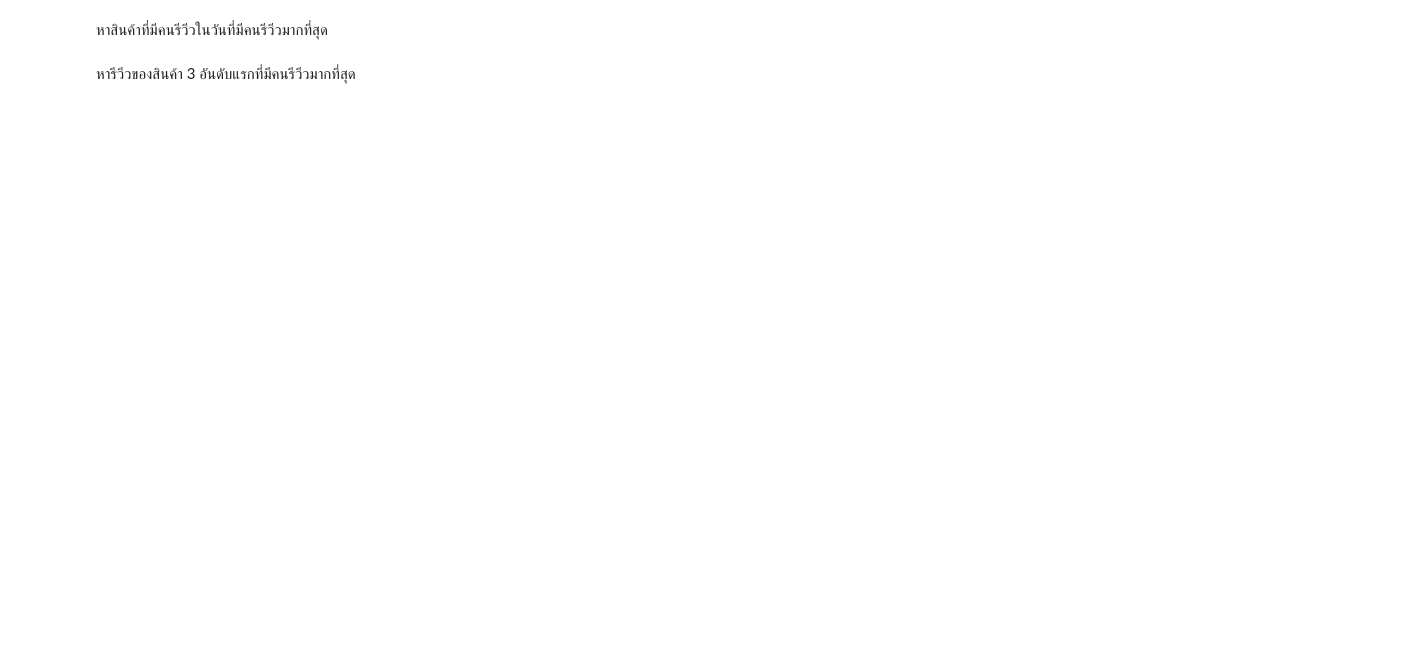
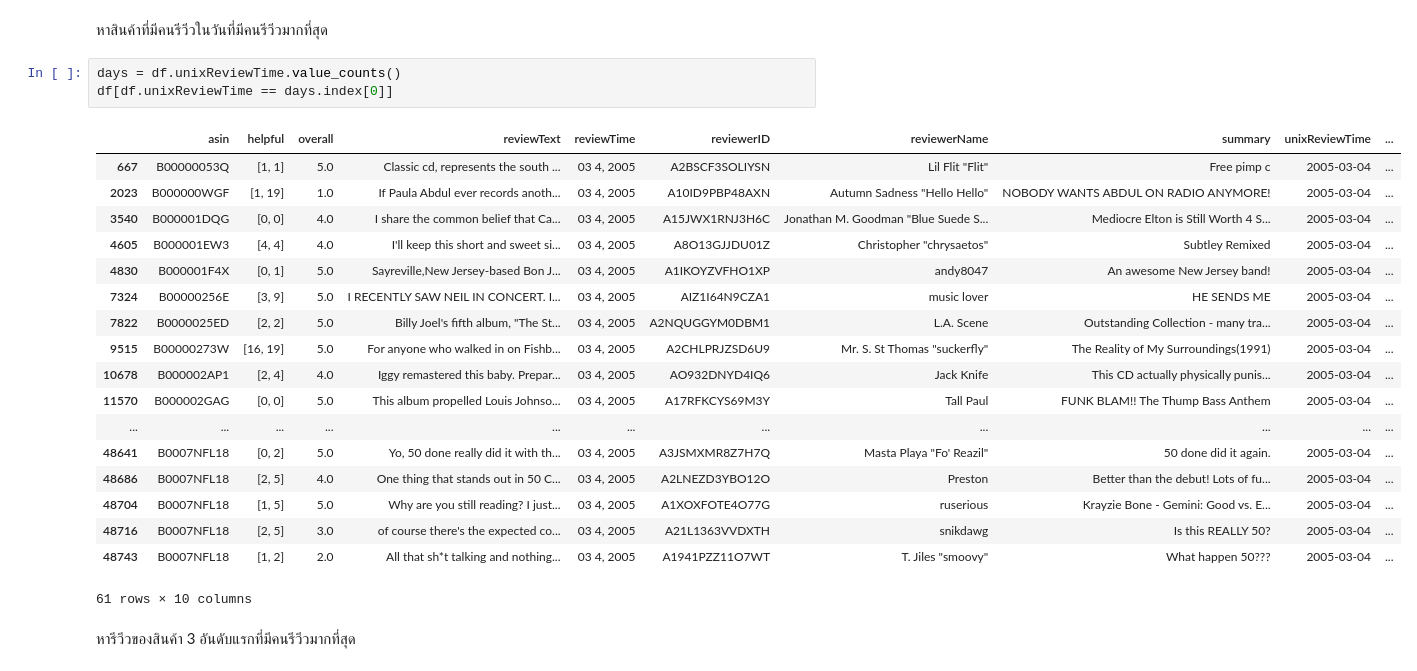
Before and after one commit to zkan/python-for-data-scientists, a Jupyter notebook: 03-pandas-for-all-things-data-analysis/05-analyzing-data.ipynb, the cells around one changed output. Drawn from its saved outputs; the diff is of its cells as text; blank space fills up the shorter version.

```diff
--- a/03-pandas-for-all-things-data-analysis/05-analyzing-data.ipynb
+++ b/03-pandas-for-all-things-data-analysis/05-analyzing-data.ipynb
@@ -173,4 +230,26 @@ reviewTime - time of the review (raw)
 # %% [markdown]
 หาสินค้าที่มีคนรีวีวในวันที่มีคนรีวีวมากที่สุด
+# %%
+days = df.unixReviewTime.value_counts()
+df[df.unixReviewTime == days.index[0]]
+# %% [output]
+|  | asin | helpful | overall | reviewText | reviewTime | reviewerID | reviewerName | summary | unixReviewTime | ... |
+| 667 | B00000053Q | [1, 1] | 5.0 | Classic cd, represents the south ... | 03 4, 2005 | A2BSCF3SOLIYSN | Lil Flit "Flit" | Free pimp c | 2005-03-04 | ... |
+| 2023 | B000000WGF | [1, 19] | 1.0 | If Paula Abdul ever records anoth... | 03 4, 2005 | A10ID9PBP48AXN | Autumn Sadness "Hello Hello" | NOBODY WANTS ABDUL ON RADIO ANYMORE! | 2005-03-04 | ... |
+| 3540 | B000001DQG | [0, 0] | 4.0 | I share the common belief that Ca... | 03 4, 2005 | A15JWX1RNJ3H6C | Jonathan M. Goodman "Blue Suede S... | Mediocre Elton is Still Worth 4 S... | 2005-03-04 | ... |
+| 4605 | B000001EW3 | [4, 4] | 4.0 | I'll keep this short and sweet si... | 03 4, 2005 | A8O13GJJDU01Z | Christopher "chrysaetos" | Subtley Remixed | 2005-03-04 | ... |
+| 4830 | B000001F4X | [0, 1] | 5.0 | Sayreville,New Jersey-based Bon J... | 03 4, 2005 | A1IKOYZVFHO1XP | andy8047 | An awesome New Jersey band! | 2005-03-04 | ... |
+| 7324 | B00000256E | [3, 9] | 5.0 | I RECENTLY SAW NEIL IN CONCERT. I... | 03 4, 2005 | AIZ1I64N9CZA1 | music lover | HE SENDS ME | 2005-03-04 | ... |
+| 7822 | B0000025ED | [2, 2] | 5.0 | Billy Joel's fifth album, "The St... | 03 4, 2005 | A2NQUGGYM0DBM1 | L.A. Scene | Outstanding Collection - many tra... | 2005-03-04 | ... |
+| 9515 | B00000273W | [16, 19] | 5.0 | For anyone who walked in on Fishb... | 03 4, 2005 | A2CHLPRJZSD6U9 | Mr. S. St Thomas "suckerfly" | The Reality of My Surroundings(1991) | 2005-03-04 | ... |
+| 10678 | B000002AP1 | [2, 4] | 4.0 | Iggy remastered this baby. Prepar... | 03 4, 2005 | AO932DNYD4IQ6 | Jack Knife | This CD actually physically punis... | 2005-03-04 | ... |
+| 11570 | B000002GAG | [0, 0] | 5.0 | This album propelled Louis Johnso... | 03 4, 2005 | A17RFKCYS69M3Y | Tall Paul | FUNK BLAM!! The Thump Bass Anthem | 2005-03-04 | ... |
+| ... | ... | ... | ... | ... | ... | ... | ... | ... | ... | ... |
+| 48641 | B0007NFL18 | [0, 2] | 5.0 | Yo, 50 done really did it with th... | 03 4, 2005 | A3JSMXMR8Z7H7Q | Masta Playa "Fo' Reazil" | 50 done did it again. | 2005-03-04 | ... |
+| 48686 | B0007NFL18 | [2, 5] | 4.0 | One thing that stands out in 50 C... | 03 4, 2005 | A2LNEZD3YBO12O | Preston | Better than the debut! Lots of fu... | 2005-03-04 | ... |
+| 48704 | B0007NFL18 | [1, 5] | 5.0 | Why are you still reading? I just... | 03 4, 2005 | A1XOXFOTE4O77G | ruserious | Krayzie Bone - Gemini: Good vs. E... | 2005-03-04 | ... |
+| 48716 | B0007NFL18 | [2, 5] | 3.0 | of course there's the expected co... | 03 4, 2005 | A21L1363VVDXTH | snikdawg | Is this REALLY 50? | 2005-03-04 | ... |
+| 48743 | B0007NFL18 | [1, 2] | 2.0 | All that sh*t talking and nothing... | 03 4, 2005 | A1941PZZ11O7WT | T. Jiles "smoovy" | What happen 50??? | 2005-03-04 | ... |
+61 rows × 10 columns
 # %% [markdown]
 หารีวีวของสินค้า 3 อันดับแรกที่มีคนรีวีวมากที่สุด
```
Also changed, not shown: parts of 16 cells of this notebook, 4 other files.
